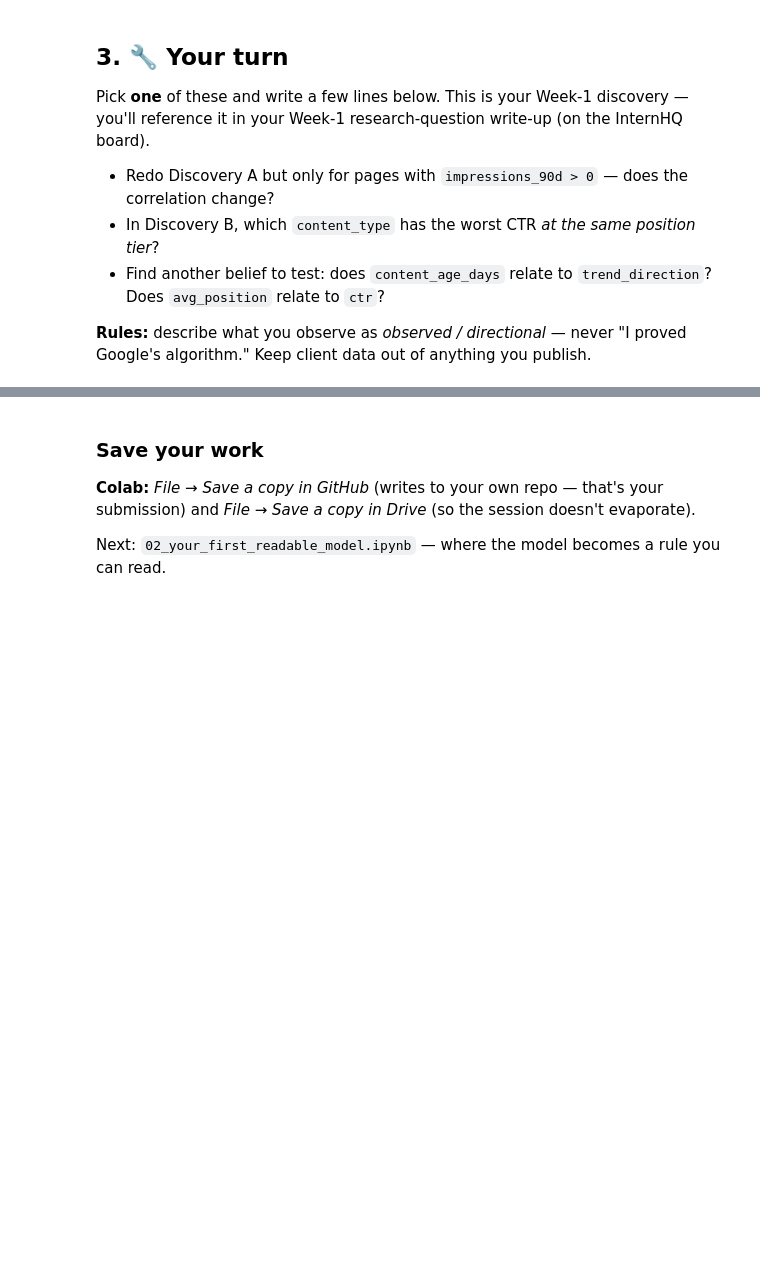
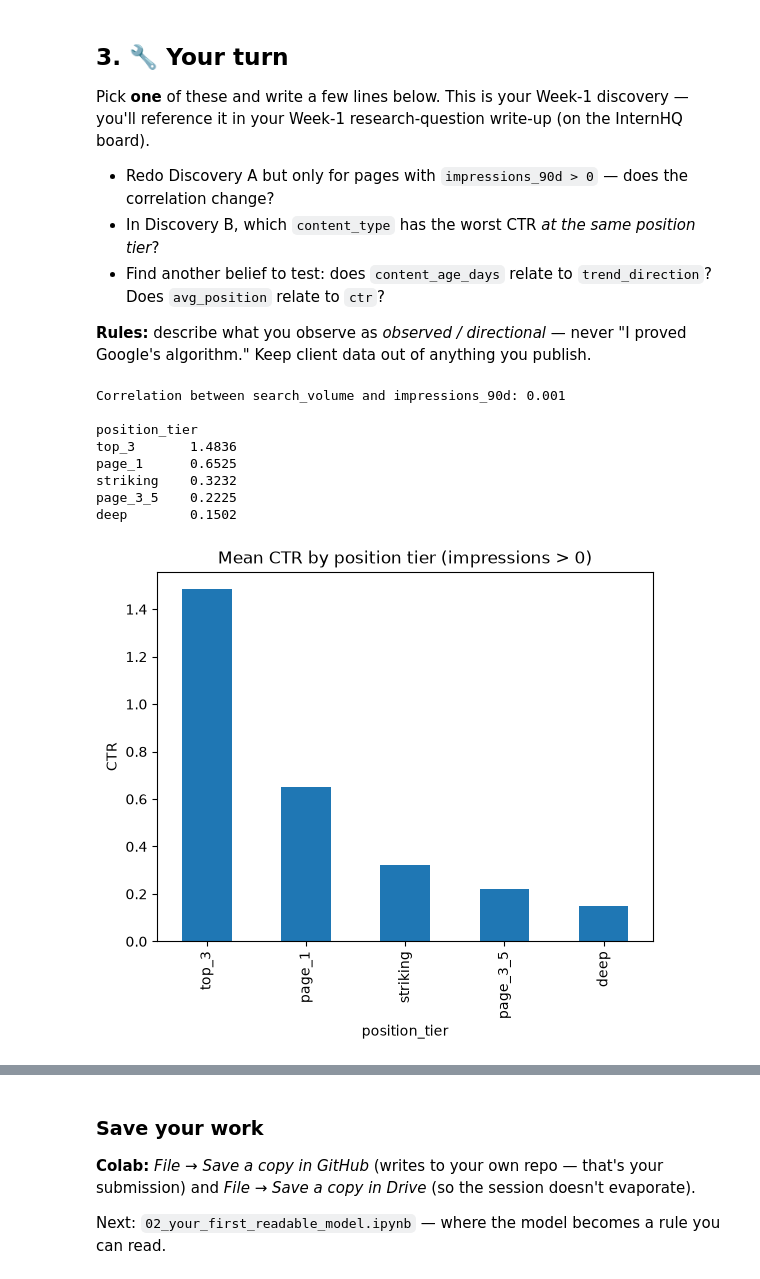
Before and after one commit to Fin1806/flyrank-ml-internship, a Jupyter notebook: notebooks/01_first_look_and_discovery.ipynb, the cells around one changed output, grey strips where cells are left out. Drawn from its saved outputs; the diff is of its cells as text; code cells hidden in the pictures; blank space fills up the shorter version.

```diff
--- a/notebooks/01_first_look_and_discovery.ipynb
+++ b/notebooks/01_first_look_and_discovery.ipynb
@@ -97,3 +151,25 @@ Pick **one** of these and write a few lines below. This is your Week-1 discovery
 **Rules:** describe what you observe as *observed / directional* — never "I proved Google's algorithm." Keep client data out of anything you publish.
 # %%
 # Your discovery here
+
+# 1.
+visible = df[df["impressions_90d"] > 0] # filter the page first
+corr = visible["search_volume"].corr(visible["impressions_90d"])
+print(f"Correlation between search_volume and impressions_90d: {corr:.3f}\n")
+# By using impressions_90d > 0 the correlation doesnt chcange and stay with the score of 0.001
+
+# 2.
+ctr_by_pos = visible.groupby("position_tier")["ctr"].mean().sort_values(ascending=False)
+print(ctr_by_pos.round(4).to_string())
+ctr_by_pos.plot(kind="bar", title="Mean CTR by position tier (impressions > 0)", ylabel="CTR");
+# However the position tier does change, with top 3 having the best score and deep with the lowest score
+# %% [output]
+Correlation between search_volume and impressions_90d: 0.001
+
+position_tier
+top_3       1.4836
+page_1      0.6525
+striking    0.3232
+page_3_5    0.2225
+deep        0.1502
+[figure, added]
```
Also changed, not shown: parts of 9 cells of this notebook, 2 other files.
